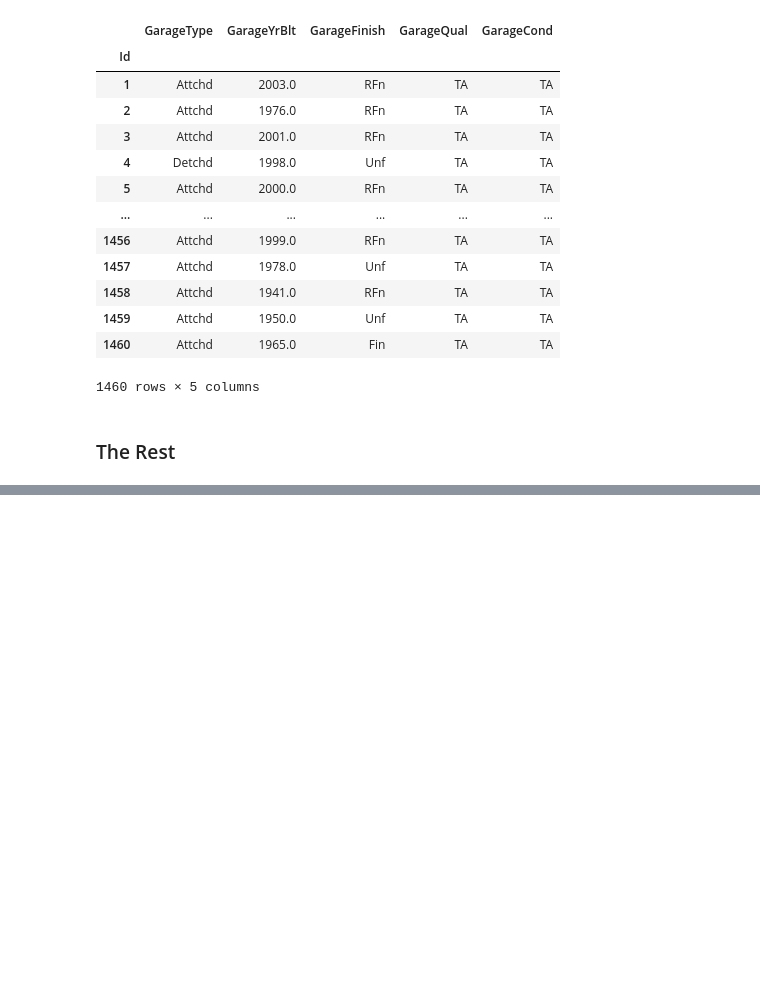
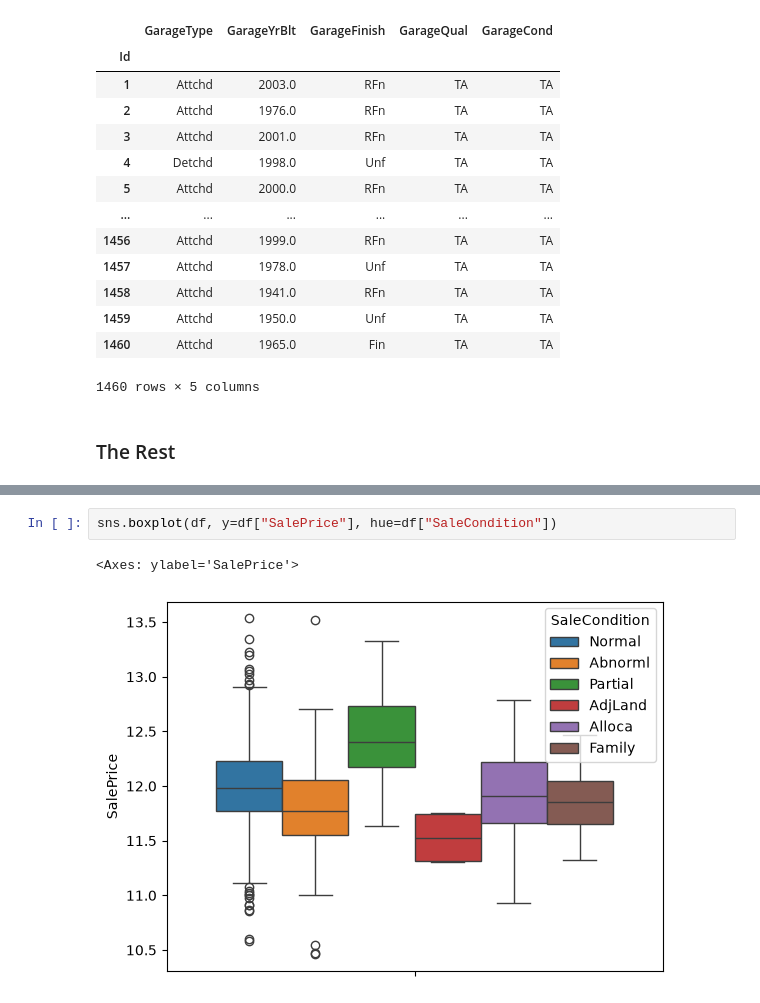
Before and after one commit to aneesakram/house-prices-advanced-regression-techniques, a Jupyter notebook: housePred.ipynb, the cells around one changed output, grey strips where cells are left out. Drawn from its saved outputs; the diff is of its cells as text; blank space fills up the shorter version.

```diff
--- a/housePred.ipynb
+++ b/housePred.ipynb
@@ -354,0 +400,5 @@ np.int64(690)
+# %%
+sns.boxplot(df, y=df["SalePrice"], hue=df["SaleCondition"])
+# %% [output]
+<Axes: ylabel='SalePrice'>
+[figure, added]
```
Also changed, not shown: parts of 23 cells of this notebook.
